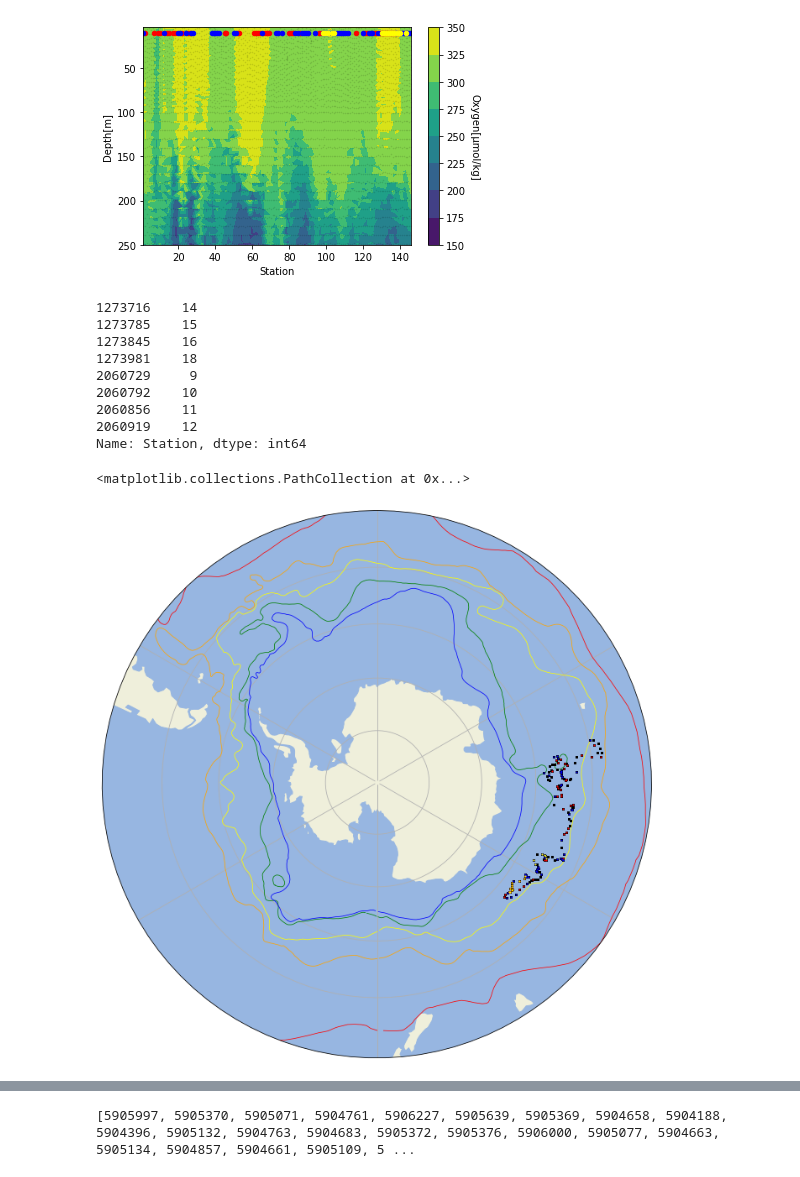
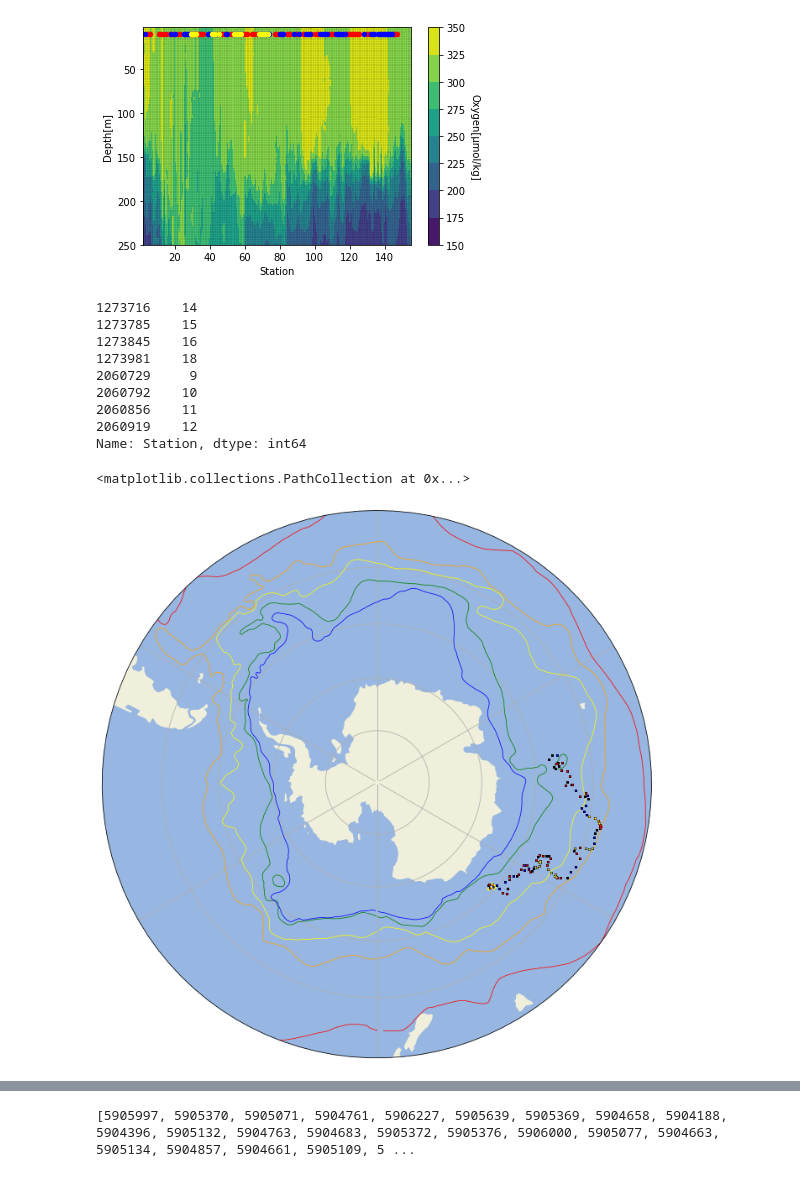
Before and after one commit to Williams-OBGC-Lab/SOCCOM_eddy, a Jupyter notebook: eddy_contour_plots.ipynb, the cells around one changed output, grey strips where cells are left out. Cells and saved outputs as stored; diff of their text form; code cells hidden in the pictures.

```diff
--- a/eddy_contour_plots.ipynb
+++ b/eddy_contour_plots.ipynb
@@ -86,8 +86,10 @@ def ctr_plot (df, df_eddy, float_ID, x_var, y_var, z_var,duplicates):
     # Get location of eddy IDs that occure multiple times throughout float track
     mult_eddies = SOCCOM_eddy.loc[
         (SOCCOM_eddy['Cruise'] == float_ID) &
-        ((SOCCOM_eddy['eddy_ID'] == 377058) |
-        (SOCCOM_eddy['eddy_ID'] == 177216))
+        ((SOCCOM_eddy['eddy_ID'] == 356580)
+        | (SOCCOM_eddy['eddy_ID'] == 166673 )
+        | (SOCCOM_eddy['eddy_ID'] == 167847 )
+        | (SOCCOM_eddy['eddy_ID'] == 171547 ))
     ]
 
     mult_eddies_length = len(mult_eddies)
@@ -119,17 +121,17 @@ def ctr_plot (df, df_eddy, float_ID, x_var, y_var, z_var,duplicates):
 
     return plt.show(), eddy_ID_cyclonic, eddy_ID_anticyclonic
 # %%
-float_ID = 5904679
+float_ID = 5904686
 x_var = 'Station'
 y_var = 'Depth[m]'
 z_var = oxygen
 duplicates = []
 
 test = ctr_plot(SOCCOM, SOCCOM_eddy, float_ID, x_var, y_var, z_var, duplicates ==True)
 
 print(SOCCOM_eddy['Station'].loc[SOCCOM_eddy['eddy_ID'] == 182518])
 # %% [output]
-[figure, old version]
+[figure, new version]
 1273716    14
 1273785    15
 1273845    16
@@ -157,22 +159,27 @@ stf, saf, pf, saccf, sbdy = load_orsi_fronts(data_dir)
 #Plot specific float
 
 SOCCOM_float = SOCCOM.loc[SOCCOM['Cruise'] == float_ID]
-#SOCCOM_float_sub = SOCCOM_float.loc[SOCCOM_float['Station'] <= 105]
+SOCCOM_float_sub = SOCCOM_float.loc[SOCCOM_float['Station'] <= 102]
 
 eddy_ID_cyclonic = SOCCOM_eddy.loc[(SOCCOM_eddy['eddy_type'] != 0)
                                    & (SOCCOM_eddy['Cruise'] == float_ID)
                                    & (SOCCOM_eddy['eddy_type'] == -1)
-                                   #& (SOCCOM_float['Station'] <= 102)
+                                   & (SOCCOM_float['Station'] <= 102)
                                   ]
 eddy_ID_anticyclonic = SOCCOM_eddy.loc[(SOCCOM_eddy['eddy_type'] != 0)
                                    & (SOCCOM_eddy['Cruise'] == float_ID)
                                    & (SOCCOM_eddy['eddy_type'] == 1)
-                                   # & (SOCCOM_float['Station'] <= 102)
+                                & (SOCCOM_float['Station'] <= 102)
                                   ]
 # Identify location of multiple occurences of same eddy ID
 mult_eddies = SOCCOM_eddy.loc[(SOCCOM_eddy['Cruise'] == float_ID)
-                                   &((SOCCOM_eddy['eddy_ID'] == 377058)
-                                   | (SOCCOM_eddy['eddy_ID'] == 177216 ))
+                                   &((SOCCOM_eddy['eddy_ID'] == 356580)
+                                   | (SOCCOM_eddy['eddy_ID'] == 166673 )
+                                   | (SOCCOM_eddy['eddy_ID'] == 167847 )
+                                   | (SOCCOM_eddy['eddy_ID'] == 171547 )
+                                   | (SOCCOM_eddy['eddy_ID'] == 372855 )
+                                   | (SOCCOM_eddy['eddy_ID'] == 180467 )
+                                    )
                                   ]
 
 plt.figure(figsize =(12,12))
@@ -195,7 +202,7 @@ plt.plot(saccf['lon'], saccf['lat'], color='Green', transform=ccrs.PlateCarree()
 plt.plot(sbdy['lon'], sbdy['lat'], color='Blue', transform=ccrs.PlateCarree(), linewidth=.75)
 
 
-plt.scatter(SOCCOM_float['Lon [°E]'], SOCCOM_float['Lat [°N]'], color = 'Black', edgecolor = 'black', transform=ccrs.PlateCarree(), s=1, zorder=1001)
+plt.scatter(SOCCOM_float_sub['Lon [°E]'], SOCCOM_float_sub['Lat [°N]'], color = 'Black', edgecolor = 'black', transform=ccrs.PlateCarree(), s=1, zorder=1001)
 plt.scatter(eddy_ID_cyclonic['Lon [°E]'], eddy_ID_cyclonic['Lat [°N]'],c='red', edgecolor = 'red', transform=ccrs.PlateCarree(), s=1, zorder=1001)
 plt.scatter(eddy_ID_anticyclonic['Lon [°E]'], eddy_ID_anticyclonic['Lat [°N]'],c='blue', edgecolor = 'blue', transform=ccrs.PlateCarree(), s=1, zorder=1001)
 
@@ -203,7 +210,7 @@ plt.scatter(eddy_ID_anticyclonic['Lon [°E]'], eddy_ID_anticyclonic['Lat [°N]']
 plt.scatter(mult_eddies['Lon [°E]'],mult_eddies['Lat [°N]'],c='yellow', edgecolor = 'yellow', transform=ccrs.PlateCarree(), s=1, zorder=1001)
 # %% [output]
 <matplotlib.collections.PathCollection at 0x...>
-[figure, old version]
+[figure, new version]
 # %%
 # Identify eddy_IDs of eddys that occur multiple times in one float path
 
```
Also changed, not shown: parts of 1 cell of this notebook.
